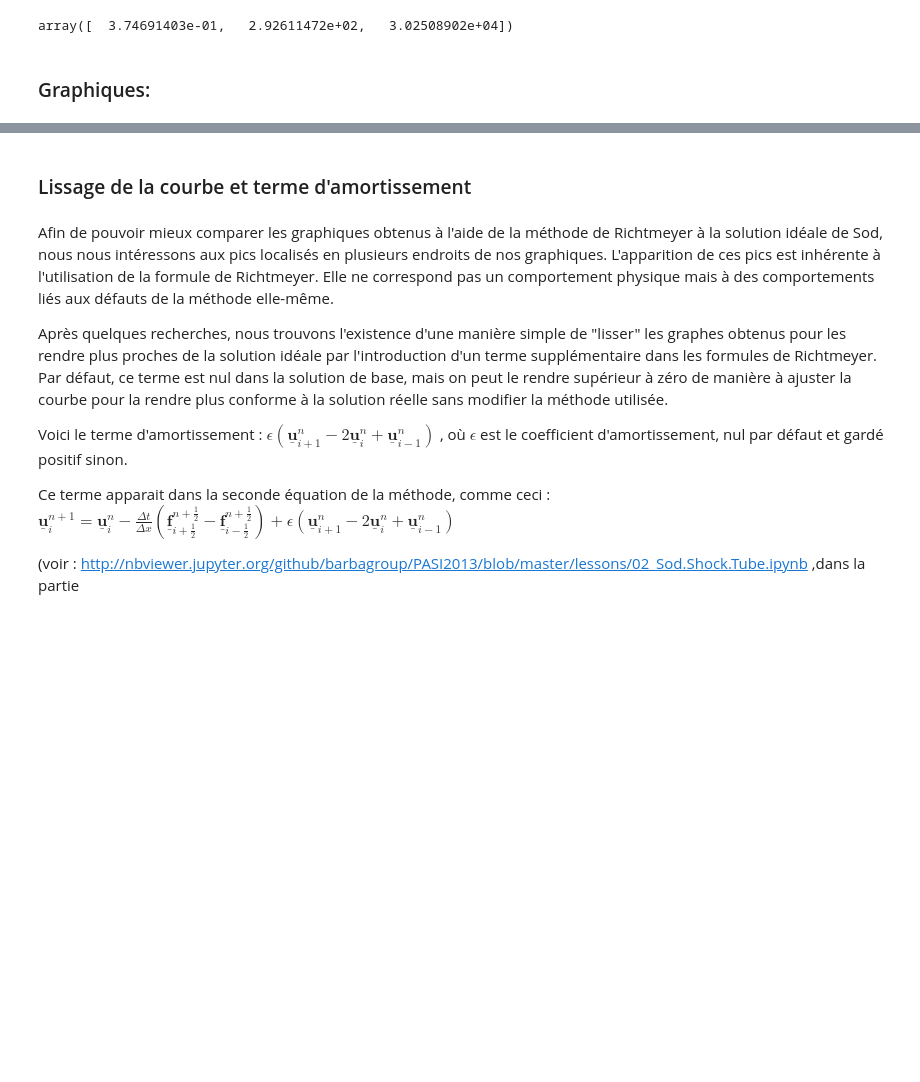
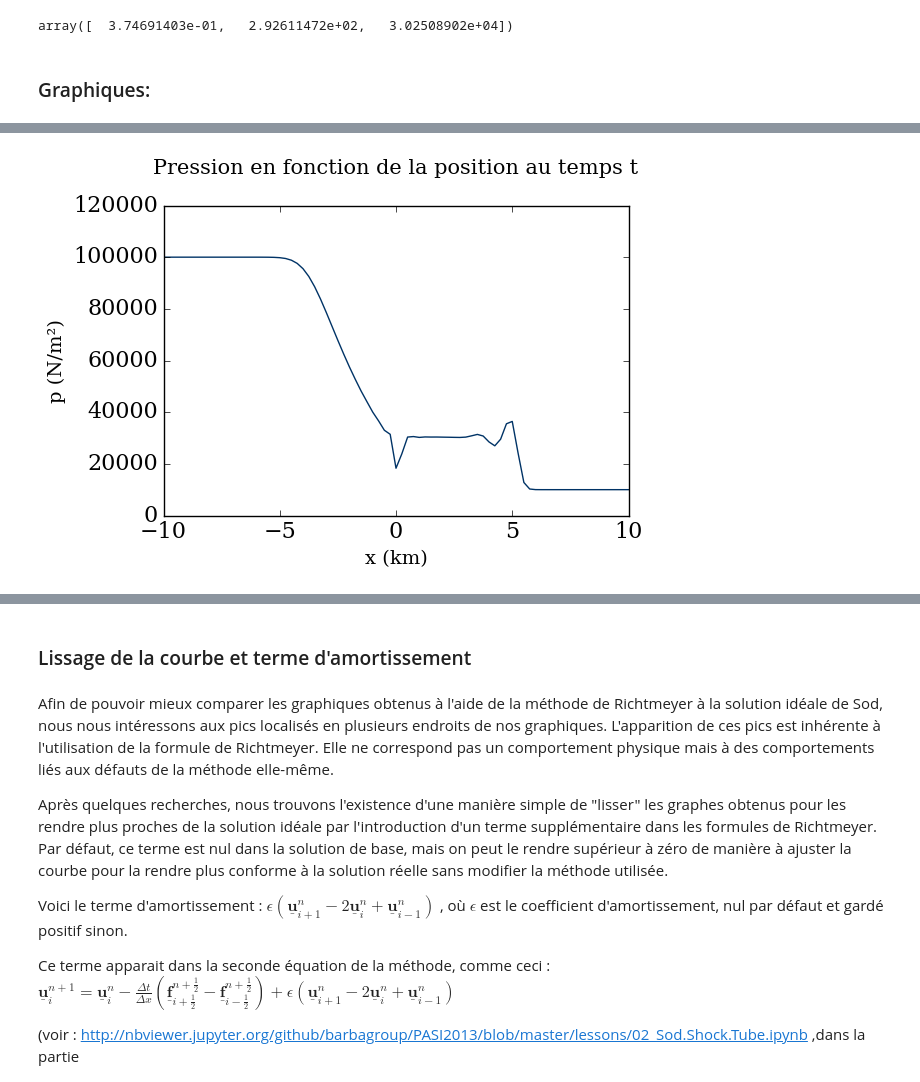
Before and after one commit to CarolineJonas/Module3, a Jupyter notebook: Shock_tube.ipynb, the cells around one changed output, grey strips where cells are left out. Cells and saved outputs as stored; diff of their text form; code cells hidden in the pictures; blank space fills up the shorter version.

```diff
--- a/Shock_tube.ipynb
+++ b/Shock_tube.ipynb
@@ -185,0 +179,7 @@ Pour étudier l'évolution dans le temps, nous allons faire une animation. Pour
+# %%
+def graphpress(vector):
+    pyplot.plot(x,vector[2], color='#003366', lw=1)
+    pyplot.ylim(0.0,120000.0);
+    pyplot.xlabel('x (km)', fontsize=14) #x label
+    pyplot.ylabel('p (N/m²)', fontsize=14) #y label,
+    pyplot.title('Pression en fonction de la position au temps t', y=1.08, fontsize=15) ;
@@ -185,0 +194,4 @@ Pour étudier l'évolution dans le temps, nous allons faire une animation. Pour
+# %%
+graphpress(plot(shock))
+# %% [output]
+[figure, added]
```
Also changed, not shown: parts of 43 cells of this notebook.
